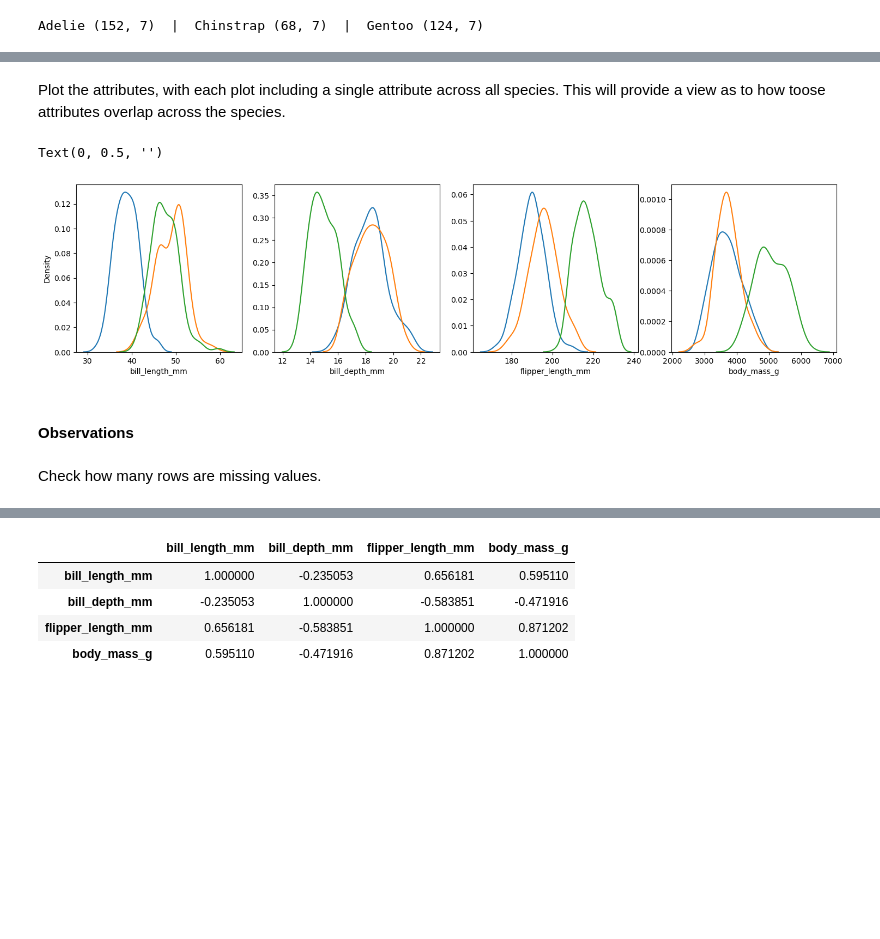
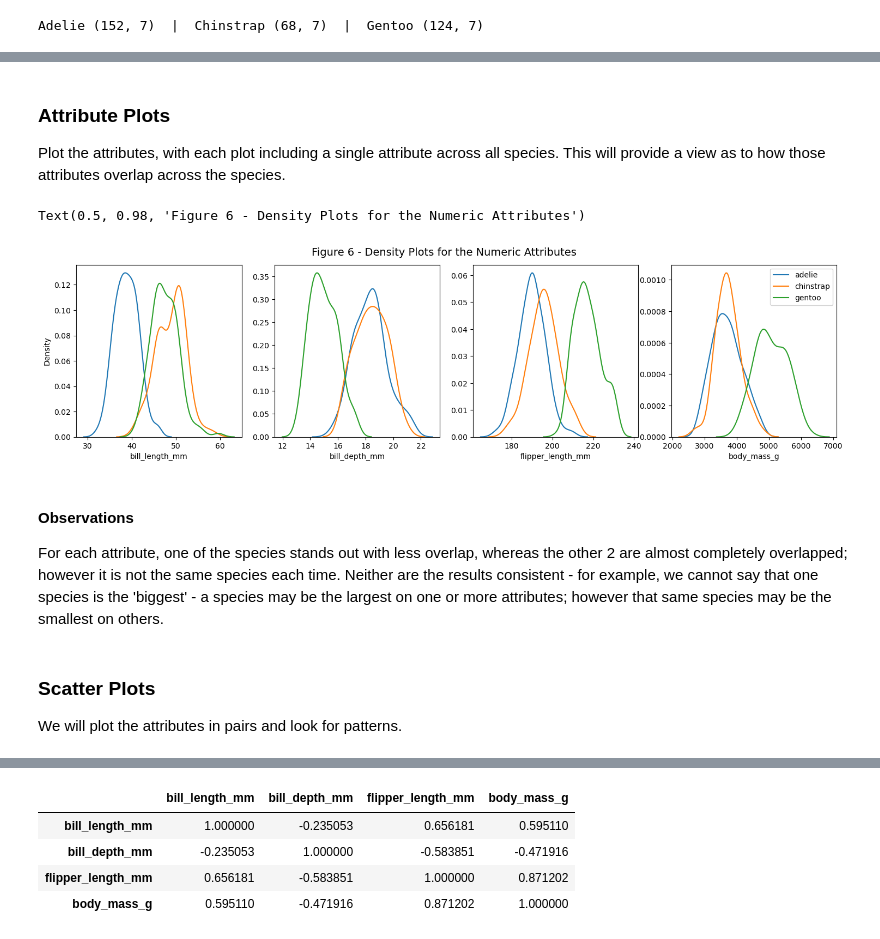
Before and after one commit to dvdgeroconnell/PODA-coursework, a Jupyter notebook: penguins.ipynb, the cells around one changed output, grey strips where cells are left out. Drawn from its saved outputs; the diff is of its cells as text; code cells hidden in the pictures; blank space fills up the shorter version.

```diff
--- a/penguins.ipynb
+++ b/penguins.ipynb
@@ -317,37 +370,46 @@ Adelie (152, 7)  |  Chinstrap (68, 7)  |  Gentoo (124, 7)
 # %% [markdown]
-Plot the attributes, with each plot including a single attribute across all species. This will provide a view as to how toose attributes overlap across the species.
+### Attribute Plots
+
+Plot the attributes, with each plot including a single attribute across all species. This will provide a view as to how those attributes overlap across the species.
 # %%
+# Draw 4 sub-plots for the numeric attributes for each species.
 fig, axes = plt.subplots(nrows=1, ncols=4, figsize=(18,4))
 
-# Draw 4 sub-plots for penguins overall, and for each species - set the titles accordingly.
-# Set the same min and max so the colour bar will be common, and disable it on 3 plots.
-# Reference [c2].
+# Bill length by species
 sns.kdeplot(adelie['bill_length_mm'], ax=axes[0])
 sns.kdeplot(chinstrap['bill_length_mm'], ax=axes[0])
 sns.kdeplot(gentoo['bill_length_mm'], ax=axes[0])
 
+# Bill depth by species
 sns.kdeplot(adelie['bill_depth_mm'], ax=axes[1])
 sns.kdeplot(chinstrap['bill_depth_mm'], ax=axes[1])
 sns.kdeplot(gentoo['bill_depth_mm'], ax=axes[1])
 
+# Flipper length by species
 sns.kdeplot(adelie['flipper_length_mm'], ax=axes[2])
 sns.kdeplot(chinstrap['flipper_length_mm'], ax=axes[2])
 sns.kdeplot(gentoo['flipper_length_mm'], ax=axes[2])
 
+# Body mass by species
 sns.kdeplot(adelie['body_mass_g'], ax=axes[3])
 sns.kdeplot(chinstrap['body_mass_g'], ax=axes[3])
 sns.kdeplot(gentoo['body_mass_g'], ax=axes[3])
-
+axes[3].legend(["adelie", "chinstrap", "gentoo"])
 axes[1].set_ylabel('')
 axes[2].set_ylabel('')
 axes[3].set_ylabel('')
+
+fig.subplots_adjust(top = 0.9)
+fig.suptitle("Figure 6 - Density Plots for the Numeric Attributes", fontsize=14)
 # %% [output]
-Text(0, 0.5, '')
+Text(0.5, 0.98, 'Figure 6 - Density Plots for the Numeric Attributes')
-[figure, old version]
+[figure, new version]
-# %% [markdown]
-#### Observations
-# %% [markdown]
-Check how many rows are missing values.
+# %% [markdown]
+#### Observations
+For each attribute, one of the species stands out with less overlap, whereas the other 2 are almost completely overlapped; however it is not the same species each time. Neither are the results consistent - for example, we cannot say that one species is the 'biggest' - a species may be the largest on one or more attributes; however that same species may be the smallest on others.
+# %% [markdown]
+### Scatter Plots
+We will plot the attributes in pairs and look for patterns.
 # %%
 # Use Seaborn to draw the scatter plots
 ax=sns.pairplot(penguins,hue="species", corner=False)
```
Also changed, not shown: parts of 50 cells of this notebook, 1 other file.
